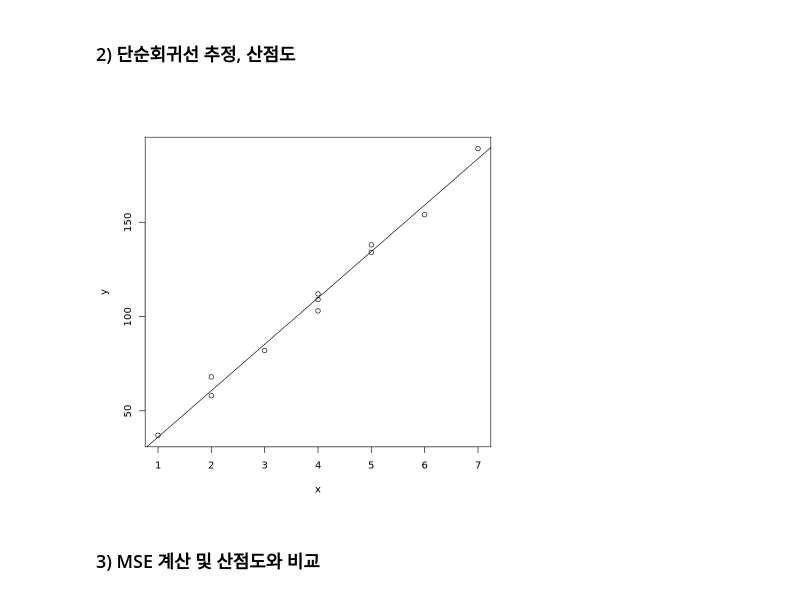
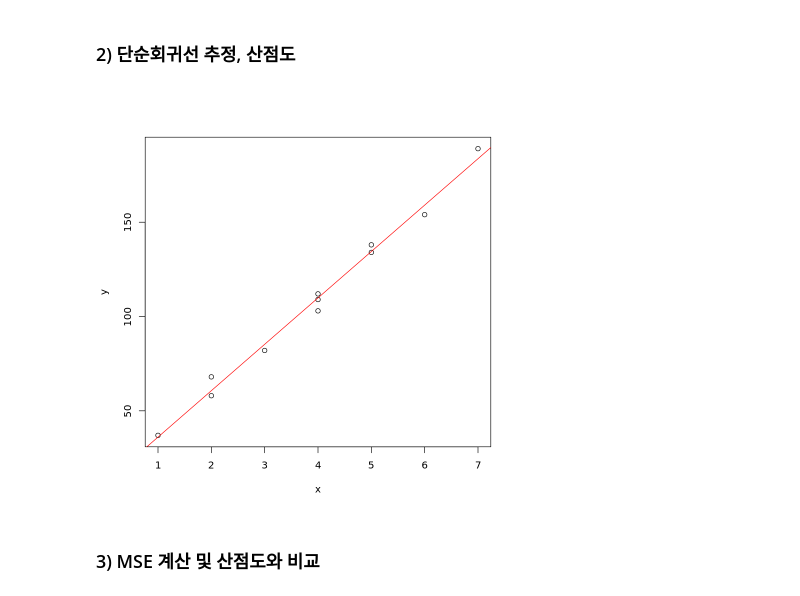
Before and after one commit to cjfal2/dj, a Jupyter notebook: _notebooks/2021-9-25-회귀분석3장연습문제.ipynb, the cells around one changed output. Saved outputs shown, nothing was run; the diff lists cells and outputs as text; code cells hidden in the pictures.

```diff
--- a/_notebooks/2021-9-25-회귀분석3장연습문제.ipynb
+++ b/_notebooks/2021-9-25-회귀분석3장연습문제.ipynb
@@ -26,9 +26,9 @@ cor(x,y)
 ### 2) 단순회귀선 추정, 산점도
 # %%
 plot(y~x)
-abline(lm(y~x))
+abline(lm(y~x),col="red")
 # %% [output]
-[figure, old version]
+[figure, new version]
 # %% [markdown]
 ### 3) MSE 계산 및 산점도와 비교
 # %%
```
Also changed, not shown: parts of 4 cells of this notebook.
